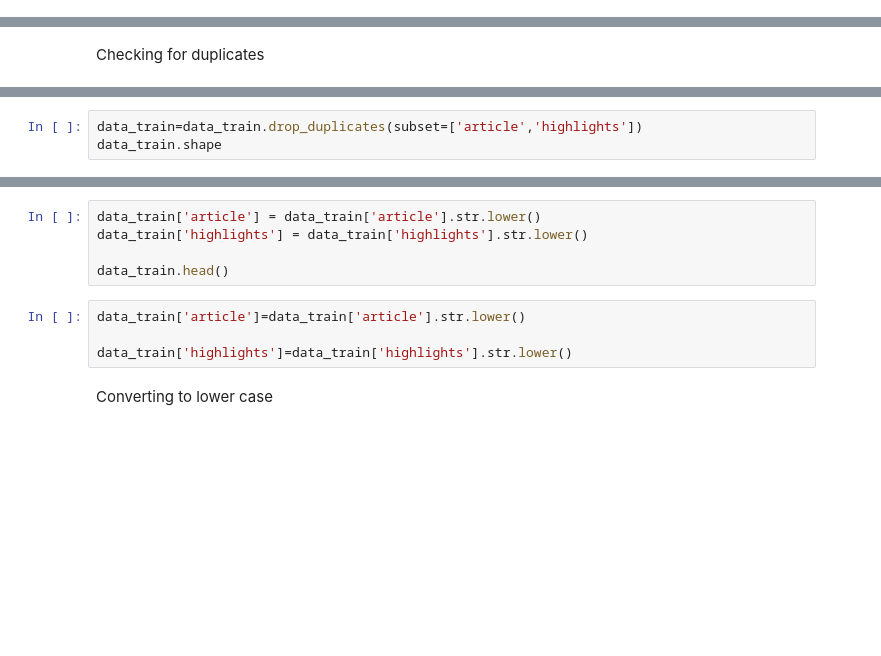
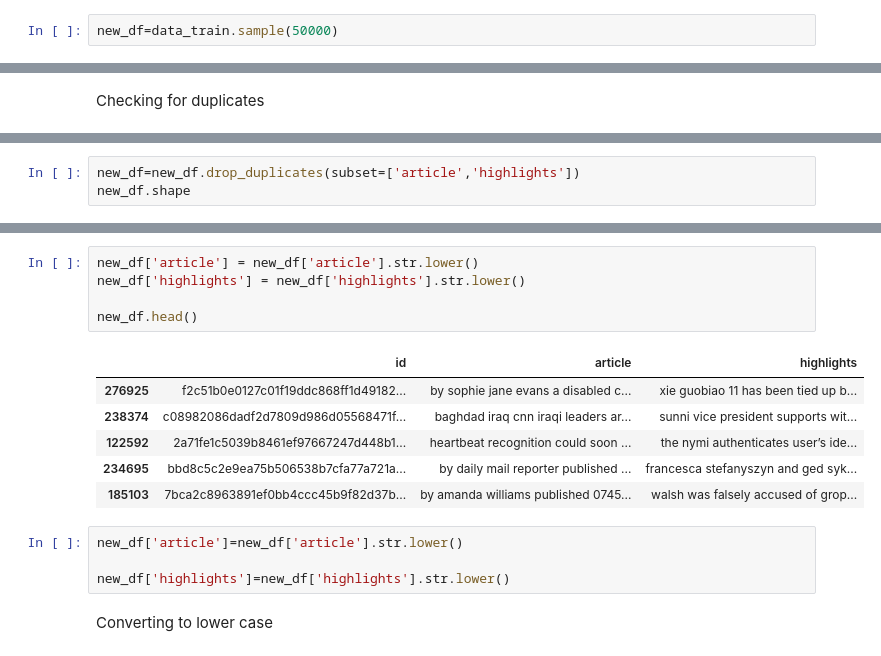
Before and after one commit to Angel-dash/Abstractive-Text-Summarization, a Jupyter notebook: DL.ipynb, the cells around one changed output, grey strips where cells are left out. Drawn from its saved outputs; the diff is of its cells as text; blank space fills up the shorter version.

```diff
--- a/DL.ipynb
+++ b/DL.ipynb
@@ -31,6 +37,8 @@ nltk.download('stopwords')
 data_train=pd.read_csv('/content/cnn_dailymail/train.csv')
 data_test=pd.read_csv('/content/cnn_dailymail/test.csv')
 data_validation=pd.read_csv('/content/cnn_dailymail/validation.csv')
+# %%
+new_df=data_train.sample(50000)
 # %% [markdown]
 Data preprocessing
 # %%
@@ -57,3 +84,3 @@ data_train.duplicated(subset=['article','highlights']).sum()
 # %%
-data_train=data_train.drop_duplicates(subset=['article','highlights'])
-data_train.shape
+new_df=new_df.drop_duplicates(subset=['article','highlights'])
+new_df.shape
@@ -64,12 +107,19 @@ data_train['article'][:10]
 # %%
-data_train['article'] = data_train['article'].str.lower()
-data_train['highlights'] = data_train['highlights'].str.lower()
+new_df['article'] = new_df['article'].str.lower()
+new_df['highlights'] = new_df['highlights'].str.lower()
 
-data_train.head()
+new_df.head()
+# %% [output]
+|  | id | article | highlights |
+| 276925 | f2c51b0e0127c01f19ddc868ff1d49182... | by sophie jane evans a disabled c... | xie guobiao 11 has been tied up b... |
+| 238374 | c08982086dadf2d7809d986d05568471f... | baghdad iraq cnn iraqi leaders ar... | sunni vice president supports wit... |
+| 122592 | 2a71fe1c5039b8461ef97667247d448b1... | heartbeat recognition could soon ... | the nymi authenticates user’s ide... |
+| 234695 | bbd8c5c2e9ea75b506538b7cfa77a721a... | by daily mail reporter published ... | francesca stefanyszyn and ged syk... |
+| 185103 | 7bca2c8963891ef0bb4ccc45b9f82d37b... | by amanda williams published 0745... | walsh was falsely accused of grop... |
 # %%
-data_train['article']=data_train['article'].str.lower()
+new_df['article']=new_df['article'].str.lower()
 
-data_train['highlights']=data_train['highlights'].str.lower()
+new_df['highlights']=new_df['highlights'].str.lower()
 # %% [markdown]
 Converting to lower case
 # %%
```
Also changed, not shown: parts of 34 cells of this notebook.
